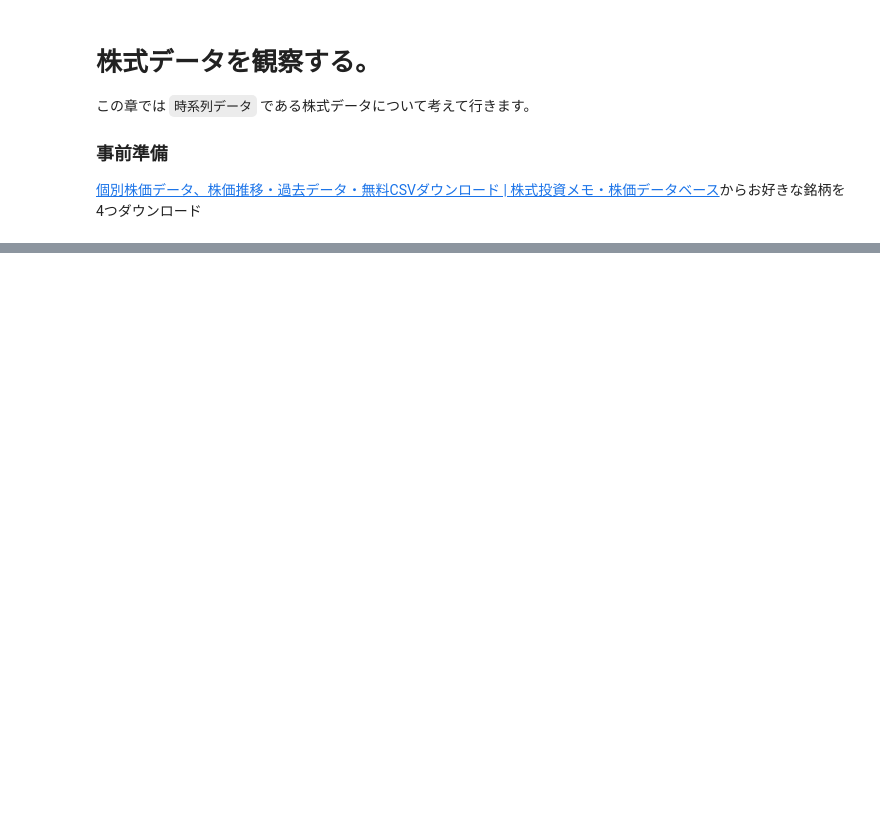
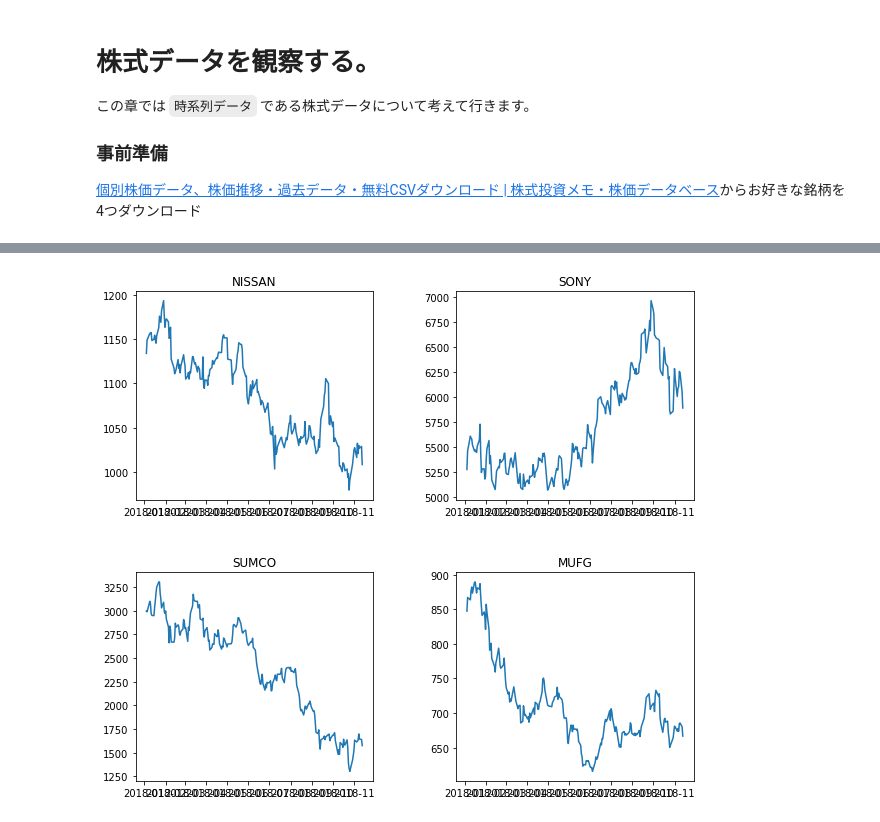
Before and after one commit to shinseitaro/fintalk, a Jupyter notebook: 時系列データ分析/Chapter2.ipynb, the cells around one changed output, grey strips where cells are left out. Drawn from its saved outputs; the diff is of its cells as text; code cells hidden in the pictures; blank space fills up the shorter version.

```diff
--- a/時系列データ分析/Chapter2.ipynb
+++ b/時系列データ分析/Chapter2.ipynb
@@ -8,6 +8,8 @@
 [個別株価データ、株価推移・過去データ・無料CSVダウンロード | 株式投資メモ・株価データベース](https://kabuoji3.com/stock/)からお好きな銘柄を4つダウンロード
 # %%
 import pandas as pd
+import matplotlib.pyplot as plt
+import numpy as np
 
 stock0 = "/tmp/7201_2018.csv"
 stock1 = "/tmp/6758_2018.csv"
@@ -18,3 +20,12 @@ df_stock0 = pd.read_csv(stock0, skiprows=[0], encoding='shift-jis', index_col="
 df_stock1 = pd.read_csv(stock1, skiprows=[0], encoding='shift-jis', index_col="日付", parse_dates=True)
 df_stock2 = pd.read_csv(stock2, skiprows=[0], encoding='shift-jis', index_col="日付", parse_dates=True)
 df_stock3 = pd.read_csv(stock3, skiprows=[0], encoding='shift-jis', index_col="日付", parse_dates=True)
+
+df_stock_list = [df_stock0, df_stock1, df_stock2, df_stock3,]
+stock_name_list = ["NISSAN", "SONY", "SUMCO", "MUFG",]
+
+all_data = pd.concat(df_stock_list,
+                    keys=stock_name_list,
+                    names=['Ticker', 'Date'])
+
+df_close = all_data["終値調整値"].reset_index().pivot('Date', 'Ticker', '終値調整値')
@@ -30,0 +43,22 @@ df_stock1.tail()
+# %%
+fig = plt.figure(figsize=(10,10))
+
+
+ax1 = fig.add_subplot(221)
+ax2 = fig.add_subplot(222)
+ax3 = fig.add_subplot(223)
+ax4 = fig.add_subplot(224)
+
+ax1.plot(df_close["NISSAN"])
+ax2.plot(df_close["SONY"])
+ax3.plot(df_close["SUMCO"])
+ax4.plot(df_close["MUFG"])
+
+ax1.set_title("NISSAN")
+ax2.set_title("SONY")
+ax3.set_title("SUMCO")
+ax4.set_title("MUFG")
+
+fig.subplots_adjust(wspace=0.35, hspace=0.35, bottom=0.2)
+# %% [output]
+[figure, added]
```
Also changed, not shown: parts of 16 cells of this notebook, 1 other file.
